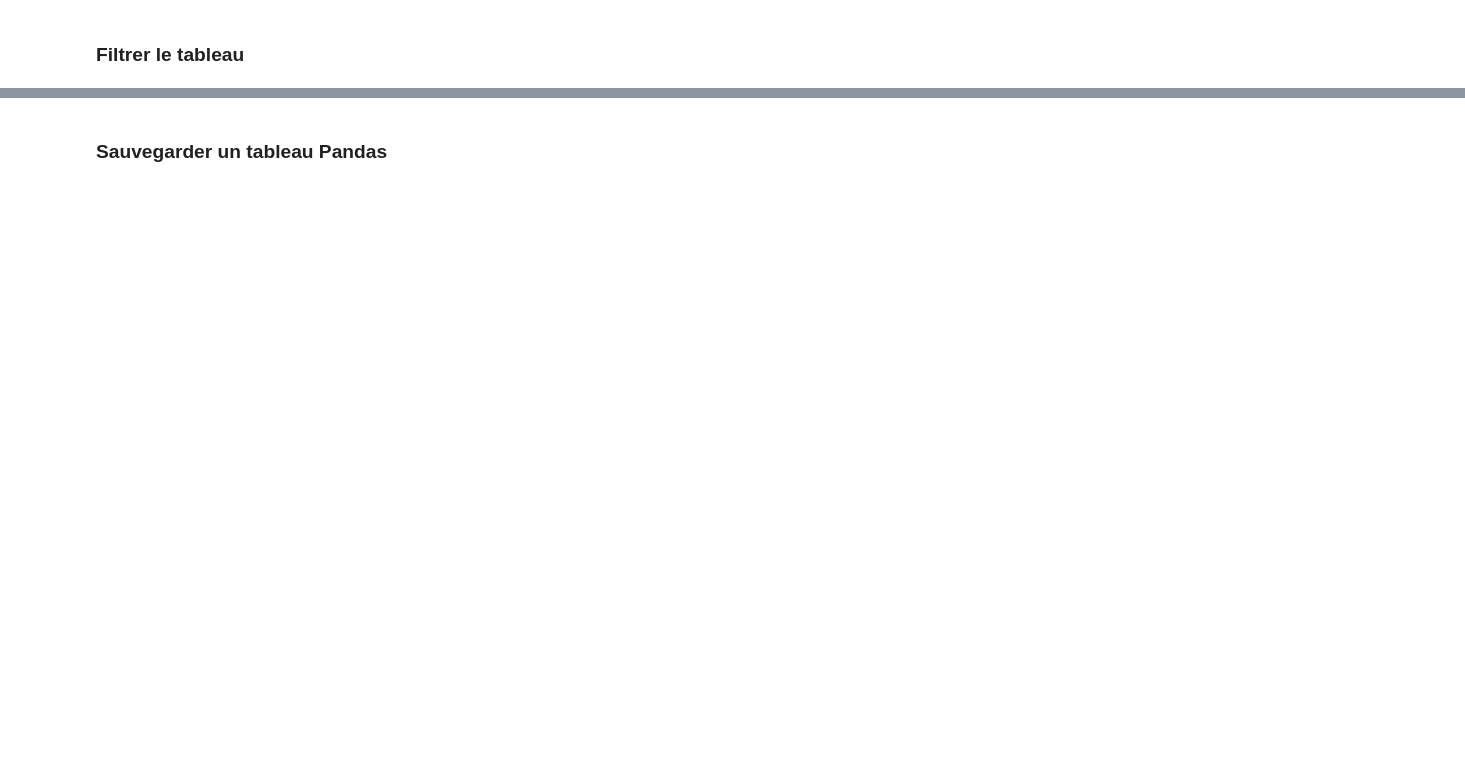
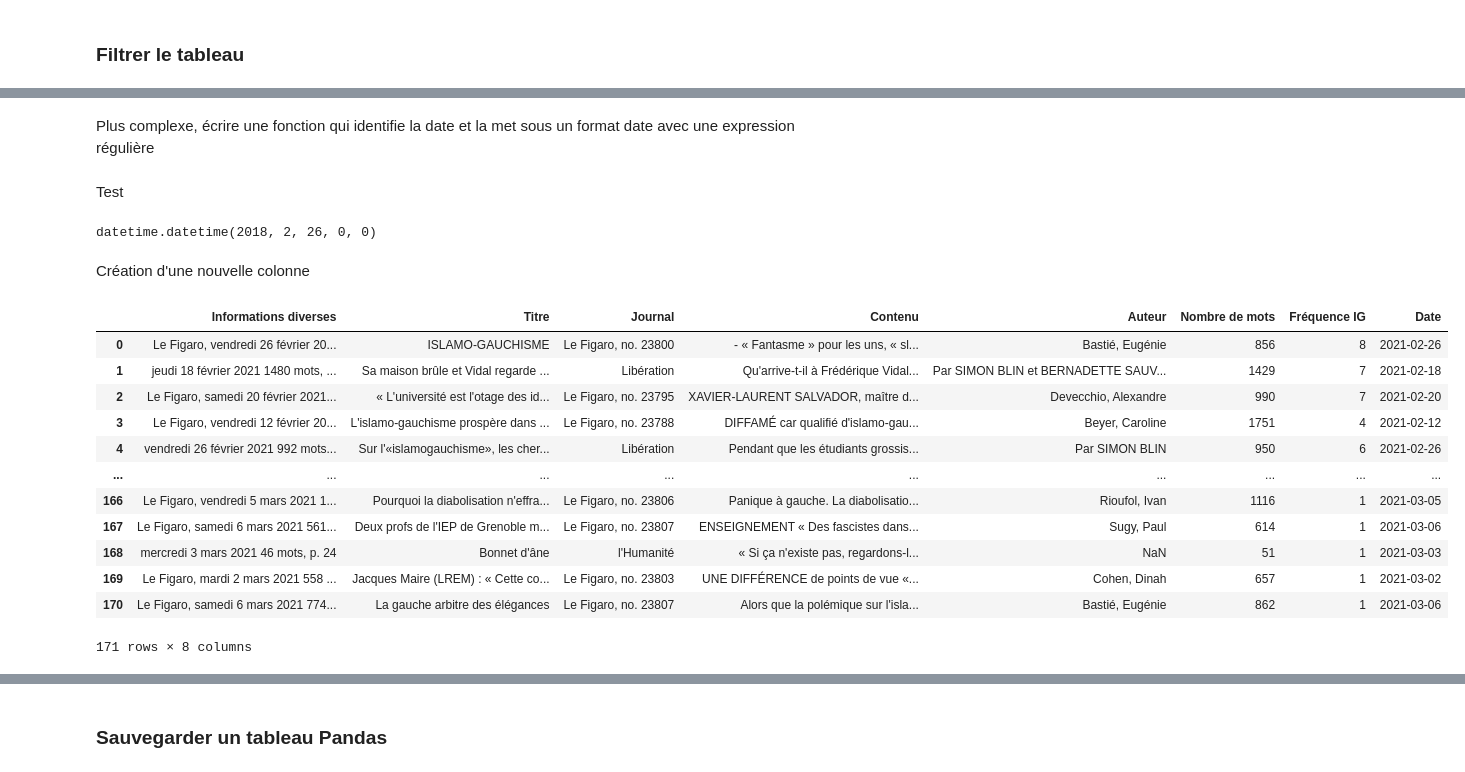
Before and after one commit to pyshs/Formation-UNIL-2021-printemps, a Jupyter notebook: Séance 3A - Manipuler les données avec Pandas.ipynb, the cells around one changed output, grey strips where cells are left out. Saved outputs shown, nothing was run; the diff lists cells and outputs as text; code cells hidden in the pictures; blank space fills up the shorter version.

```diff
--- a/Séance 3A - Manipuler les données avec Pandas.ipynb
+++ b/Séance 3A - Manipuler les données avec Pandas.ipynb
@@ -53,0 +242,6 @@ Recoder les journaux ; Rajouter une colonne nombre de mots ; une colonne présen
+# %%
+def compter_ig(texte):
+    nb_ig = 0
+    texte = texte.lower()
+    nb_ig = texte.count("islamogauchisme") + texte.count("islamo-gauchisme")
+    return nb_ig
@@ -53,0 +252,2 @@ Recoder les journaux ; Rajouter une colonne nombre de mots ; une colonne présen
+# %%
+data["Fréquence IG"] = data["Contenu"].apply(compter_ig)
@@ -54,3 +270,5 @@ Recoder les journaux ; Rajouter une colonne nombre de mots ; une colonne présen
+# %% [markdown]
+Plus complexe, écrire une fonction qui identifie la date et la met sous un format date avec une expression régulière
 # %%
 import regex as re
 import datetime
@@ -81,3 +298,11 @@ def reco_date(x):
     t = datetime.datetime.strptime(t,"%d/%m/%Y")
 
     return t
+# %% [markdown]
+Test
+# %%
+reco_date("C'est le 26 février 2018")
+# %% [output]
+datetime.datetime(2018, 2, 26, 0, 0)
+# %% [markdown]
+Création d'une nouvelle colonne
@@ -83,0 +311,16 @@ def reco_date(x):
+# %%
+data
+# %% [output]
+|  | Informations diverses | Titre | Journal | Contenu | Auteur | Nombre de mots | Fréquence IG | Date |
+| 0 | Le Figaro, vendredi 26 février 20... | ISLAMO-GAUCHISME | Le Figaro, no. 23800 | - « Fantasme » pour les uns, « sl... | Bastié, Eugénie | 856 | 8 | 2021-02-26 |
+| 1 | jeudi 18 février 2021 1480 mots, ... | Sa maison brûle et Vidal regarde ... | Libération | Qu'arrive-t-il à Frédérique Vidal... | Par SIMON BLIN et BERNADETTE SAUV... | 1429 | 7 | 2021-02-18 |
+| 2 | Le Figaro, samedi 20 février 2021... | « L'université est l'otage des id... | Le Figaro, no. 23795 | XAVIER-LAURENT SALVADOR, maître d... | Devecchio, Alexandre | 990 | 7 | 2021-02-20 |
+| 3 | Le Figaro, vendredi 12 février 20... | L'islamo-gauchisme prospère dans ... | Le Figaro, no. 23788 | DIFFAMÉ car qualifié d'islamo-gau... | Beyer, Caroline | 1751 | 4 | 2021-02-12 |
+| 4 | vendredi 26 février 2021 992 mots... | Sur l'«islamogauchisme», les cher... | Libération | Pendant que les étudiants grossis... | Par SIMON BLIN | 950 | 6 | 2021-02-26 |
+| ... | ... | ... | ... | ... | ... | ... | ... | ... |
+| 166 | Le Figaro, vendredi 5 mars 2021 1... | Pourquoi la diabolisation n'effra... | Le Figaro, no. 23806 | Panique à gauche. La diabolisatio... | Rioufol, Ivan | 1116 | 1 | 2021-03-05 |
+| 167 | Le Figaro, samedi 6 mars 2021 561... | Deux profs de l'IEP de Grenoble m... | Le Figaro, no. 23807 | ENSEIGNEMENT « Des fascistes dans... | Sugy, Paul | 614 | 1 | 2021-03-06 |
+| 168 | mercredi 3 mars 2021 46 mots, p. 24 | Bonnet d'âne | l'Humanité | « Si ça n'existe pas, regardons-l... | NaN | 51 | 1 | 2021-03-03 |
+| 169 | Le Figaro, mardi 2 mars 2021 558 ... | Jacques Maire (LREM) : « Cette co... | Le Figaro, no. 23803 | UNE DIFFÉRENCE de points de vue «... | Cohen, Dinah | 657 | 1 | 2021-03-02 |
+| 170 | Le Figaro, samedi 6 mars 2021 774... | La gauche arbitre des élégances | Le Figaro, no. 23807 | Alors que la polémique sur l'isla... | Bastié, Eugénie | 862 | 1 | 2021-03-06 |
+171 rows × 8 columns
```
Also changed, not shown: parts of 82 cells of this notebook.
